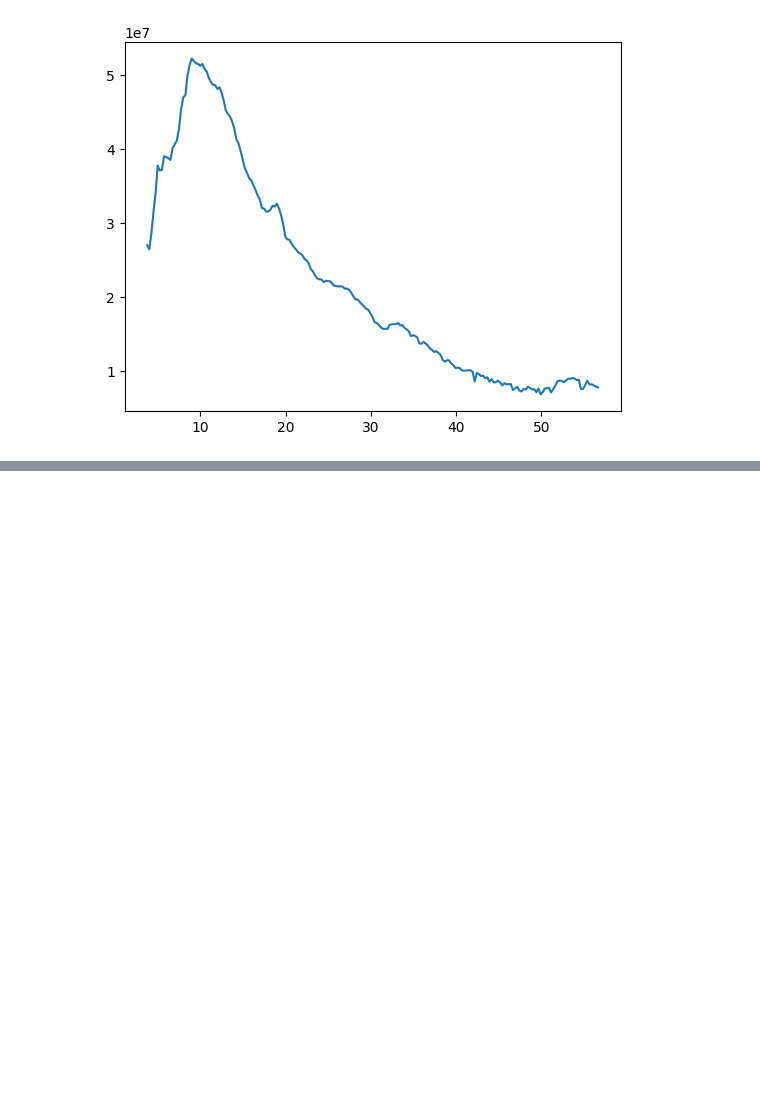
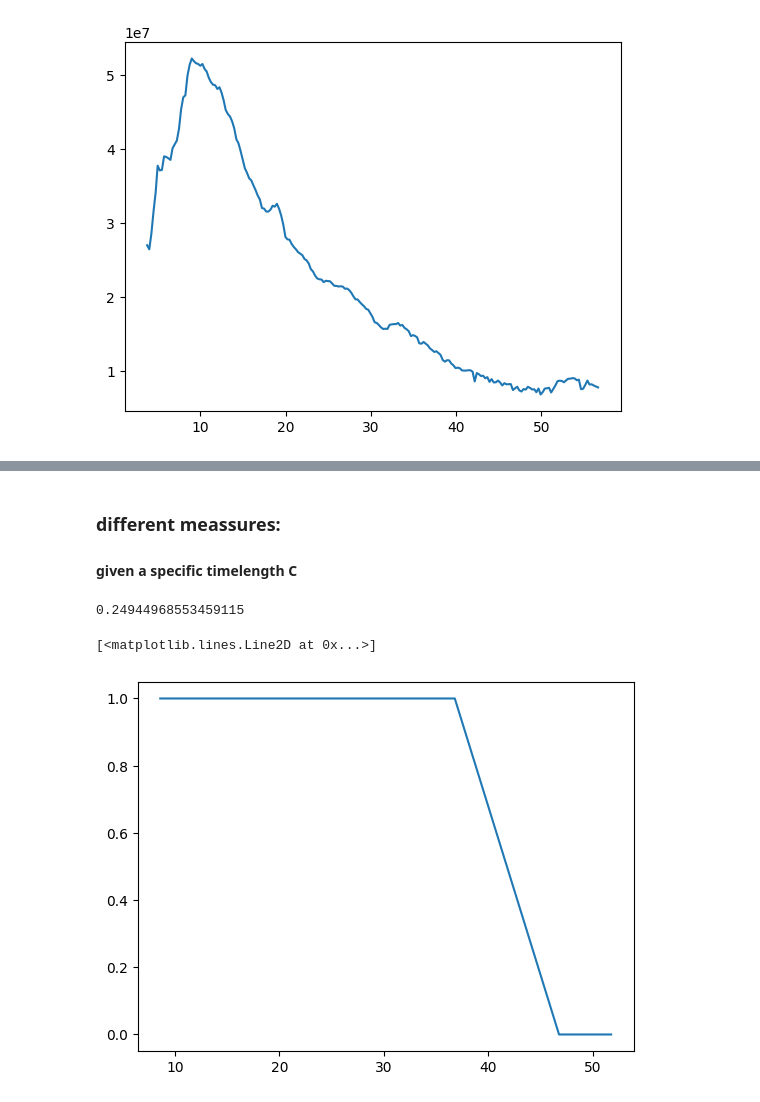
Before and after one commit to demichieldewilde/solar-flares, a Jupyter notebook: data/optimal_width/test_run.ipynb, the cells around one changed output, grey strips where cells are left out. Saved outputs shown, nothing was run; the diff lists cells and outputs as text; code cells hidden in the pictures; blank space fills up the shorter version.

Commit message:
measure implementation

```diff
--- a/data/optimal_width/test_run.ipynb
+++ b/data/optimal_width/test_run.ipynb
@@ -258,0 +282,21 @@ plt.plot(time, stn)
+# %% [markdown]
+### different meassures:
+#### given a specific timelength C
+# %%
+timestep  = (time[-1] - time[0]) / (len(time) - 1)
+timestep
+# %% [output]
+0.24944968553459115
+# %%
+C = 10 #example
+N = round(10 / timestep)
+
+# measure 0:
+stn0 = np.where(stnl >0, 1, 0)
+stn0 = np.convolve(stn0, np.ones(N)/N, mode='valid')
+time0 = np.convolve(time, np.ones(N)/N, mode='valid')
+
+plt.plot(time0, stn0)
+# %% [output]
+[<matplotlib.lines.Line2D at 0x...>]
+[figure, added]
```
Also changed, not shown: parts of 5 cells of this notebook.
